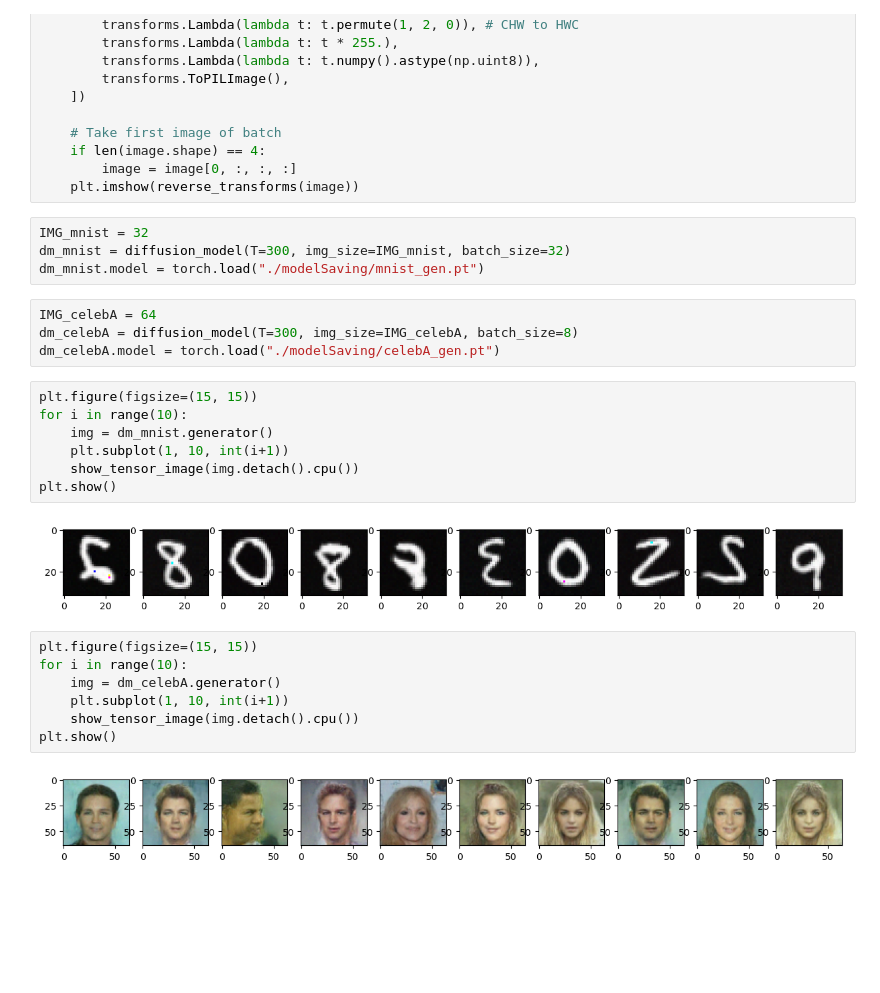
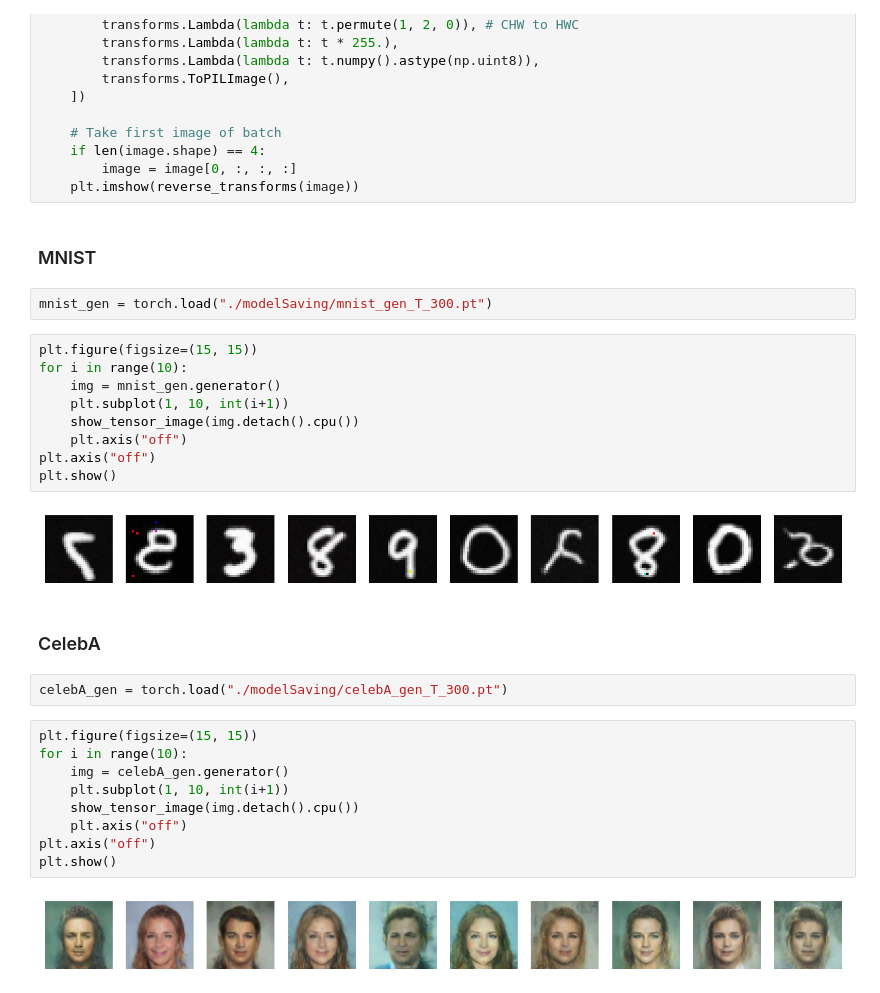
Before and after one commit to tsaiwanling/DDPM, a Jupyter notebook: generator.ipynb, the cells around one changed output. Saved outputs shown, nothing was run; the diff lists cells and outputs as text; blank space fills up the shorter version.

Commit message:
model_saving_fix

```diff
--- a/generator.ipynb
+++ b/generator.ipynb
@@ -18,29 +17,33 @@ def show_tensor_image(image):
     if len(image.shape) == 4:
         image = image[0, :, :, :]
     plt.imshow(reverse_transforms(image))
-# %%
-IMG_mnist = 32
-dm_mnist = diffusion_model(T=300, img_size=IMG_mnist, batch_size=32)
-dm_mnist.model = torch.load("./modelSaving/mnist_gen.pt")
-# %%
-IMG_celebA = 64
-dm_celebA = diffusion_model(T=300, img_size=IMG_celebA, batch_size=8)
-dm_celebA.model = torch.load("./modelSaving/celebA_gen.pt")
+# %% [markdown]
+### MNIST
+# %%
+mnist_gen = torch.load("./modelSaving/mnist_gen_T_300.pt")
 # %%
 plt.figure(figsize=(15, 15))
 for i in range(10):
-    img = dm_mnist.generator()
+    img = mnist_gen.generator()
     plt.subplot(1, 10, int(i+1))
     show_tensor_image(img.detach().cpu())
+    plt.axis("off")
+plt.axis("off")
 plt.show()
 # %% [output]
-[figure, old version]
+[figure, new version]
+# %% [markdown]
+### CelebA
+# %%
+celebA_gen = torch.load("./modelSaving/celebA_gen_T_300.pt")
 # %%
 plt.figure(figsize=(15, 15))
 for i in range(10):
-    img = dm_celebA.generator()
+    img = celebA_gen.generator()
     plt.subplot(1, 10, int(i+1))
     show_tensor_image(img.detach().cpu())
+    plt.axis("off")
+plt.axis("off")
 plt.show()
 # %% [output]
-[figure, old version]
+[figure, new version]
```
Also changed, not shown: parts of 1 cell of this notebook, 2 other files.
